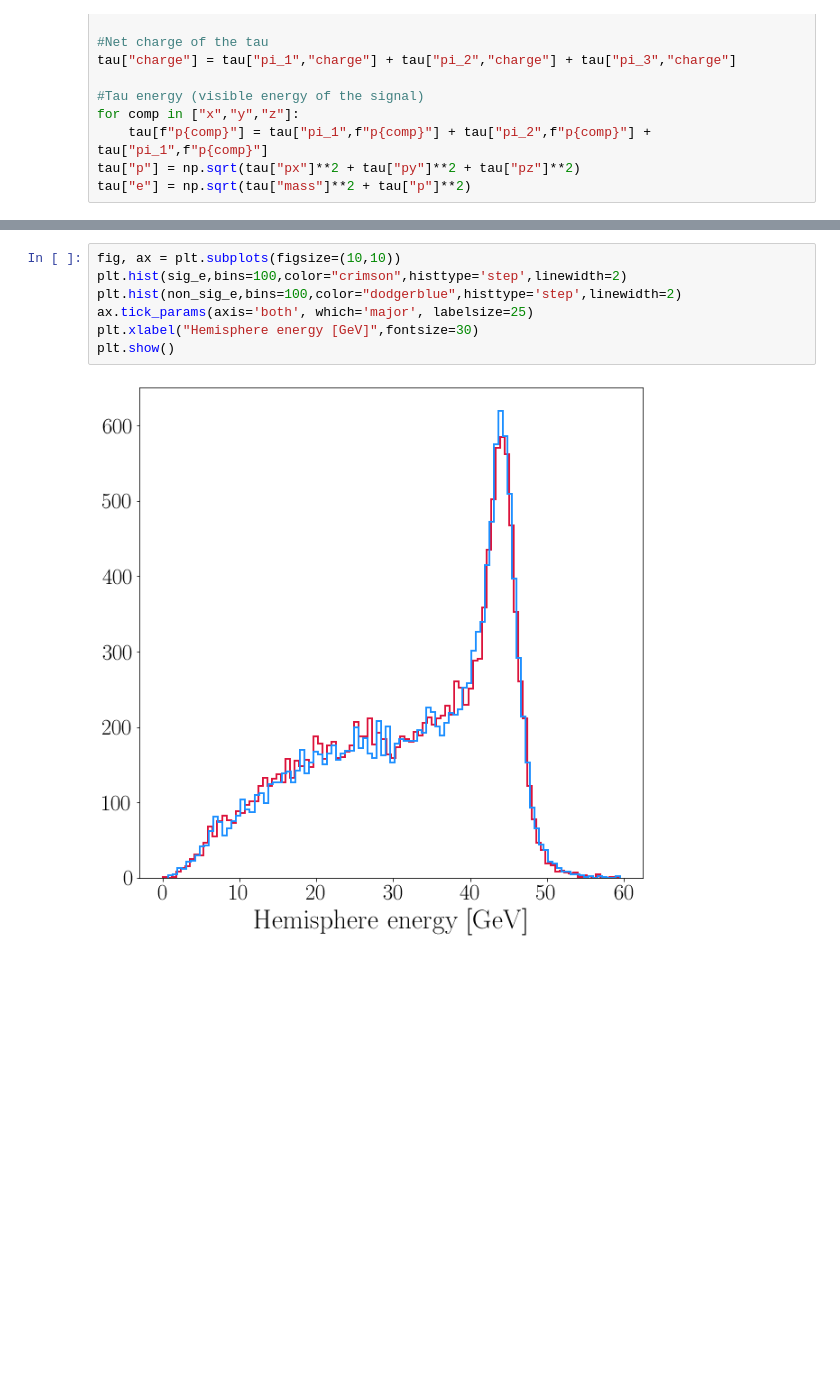
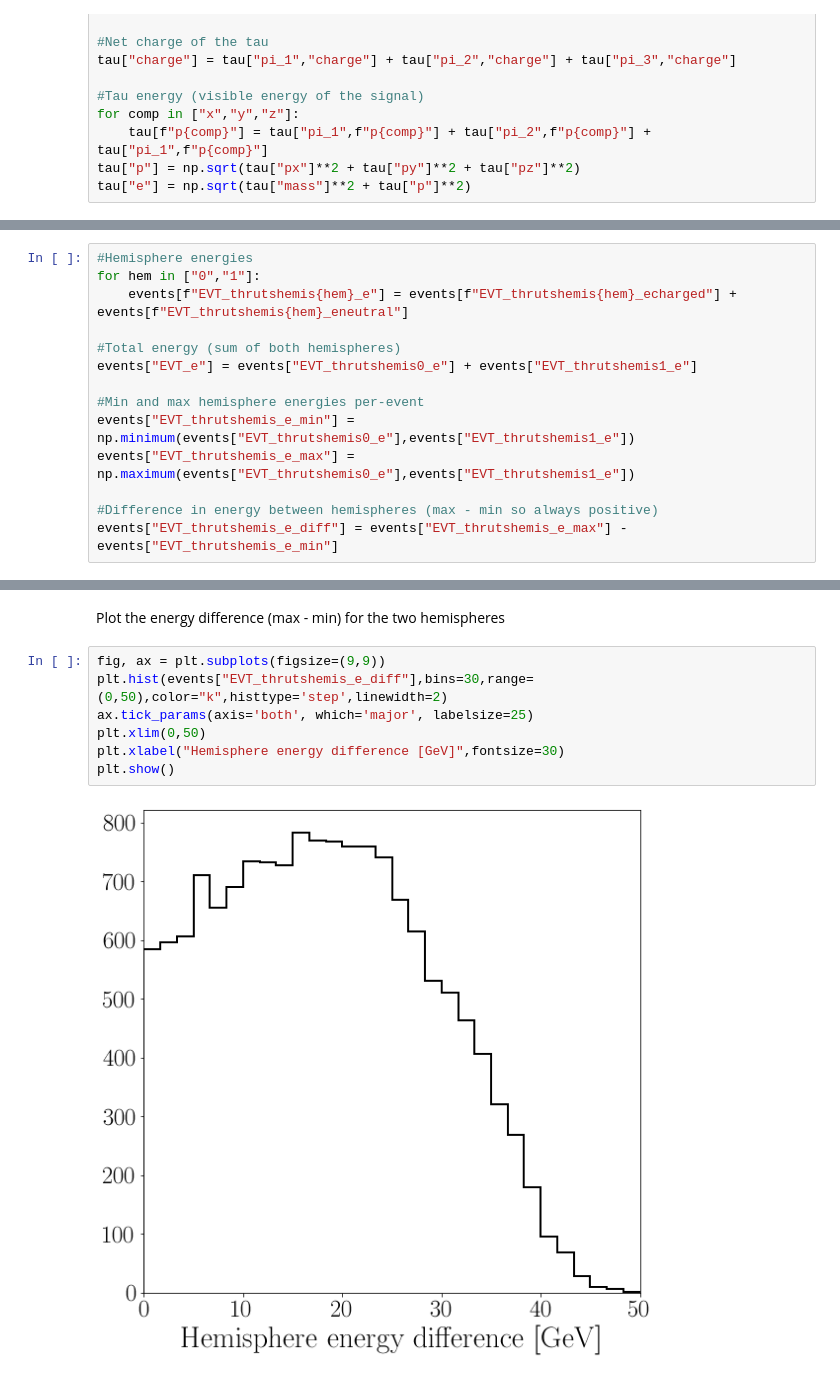
Before and after one commit to donalhill/fcc_python_tools, a Jupyter notebook: analysis/Bc2TauNu/build_Bc2TauNu.ipynb, the cells around one changed output, grey strips where cells are left out. Drawn from its saved outputs; the diff is of its cells as text; blank space fills up the shorter version.

Commit message:
Added more plots to Bc -> tau nu notebook.

```diff
--- a/analysis/Bc2TauNu/build_Bc2TauNu.ipynb
+++ b/analysis/Bc2TauNu/build_Bc2TauNu.ipynb
@@ -145,0 +115,14 @@ tot_e = ak.sum(rp_all['e'],axis=1)
+# %%
+#Hemisphere energies
+for hem in ["0","1"]:
+    events[f"EVT_thrutshemis{hem}_e"] = events[f"EVT_thrutshemis{hem}_echarged"] + events[f"EVT_thrutshemis{hem}_eneutral"]
+
+#Total energy (sum of both hemispheres)
+events["EVT_e"] = events["EVT_thrutshemis0_e"] + events["EVT_thrutshemis1_e"]
+
+#Min and max hemisphere energies per-event
+events["EVT_thrutshemis_e_min"] = np.minimum(events["EVT_thrutshemis0_e"],events["EVT_thrutshemis1_e"])
+events["EVT_thrutshemis_e_max"] = np.maximum(events["EVT_thrutshemis0_e"],events["EVT_thrutshemis1_e"])
+
+#Difference in energy between hemispheres (max - min so always positive)
+events["EVT_thrutshemis_e_diff"] = events["EVT_thrutshemis_e_max"] - events["EVT_thrutshemis_e_min"]
@@ -146,9 +143,11 @@ tot_e = ak.sum(rp_all['e'],axis=1)
+# %% [markdown]
+Plot the energy difference (max - min) for the two hemispheres
 # %%
-fig, ax = plt.subplots(figsize=(10,10))
-plt.hist(sig_e,bins=100,color="crimson",histtype='step',linewidth=2)
-plt.hist(non_sig_e,bins=100,color="dodgerblue",histtype='step',linewidth=2)
+fig, ax = plt.subplots(figsize=(9,9))
+plt.hist(events["EVT_thrutshemis_e_diff"],bins=30,range=(0,50),color="k",histtype='step',linewidth=2)
 ax.tick_params(axis='both', which='major', labelsize=25)
-plt.xlabel("Hemisphere energy [GeV]",fontsize=30)
+plt.xlim(0,50)
+plt.xlabel("Hemisphere energy difference [GeV]",fontsize=30)
 plt.show()
 # %% [output]
-[figure, old version]
+[figure, new version]
```
Also changed, not shown: parts of 29 cells of this notebook.
